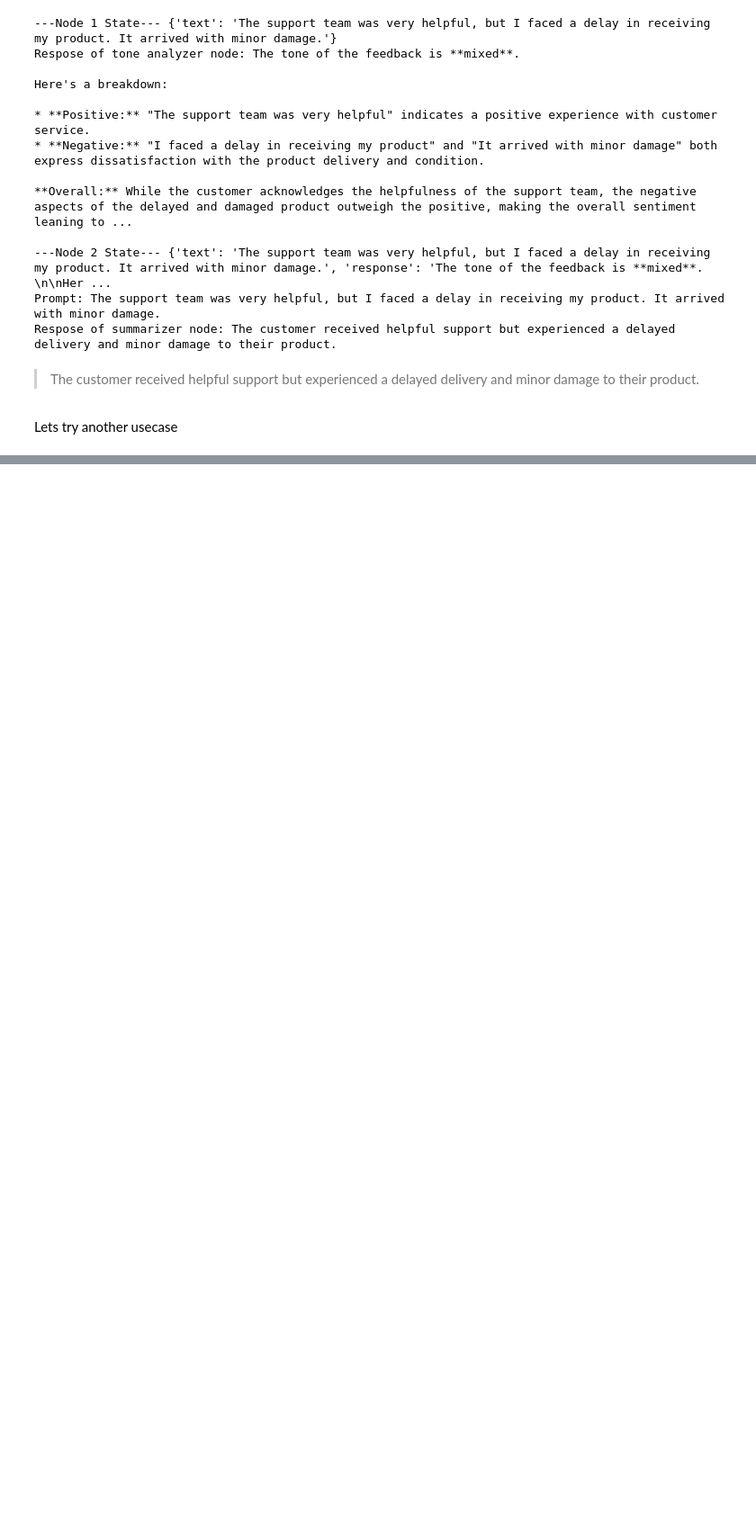
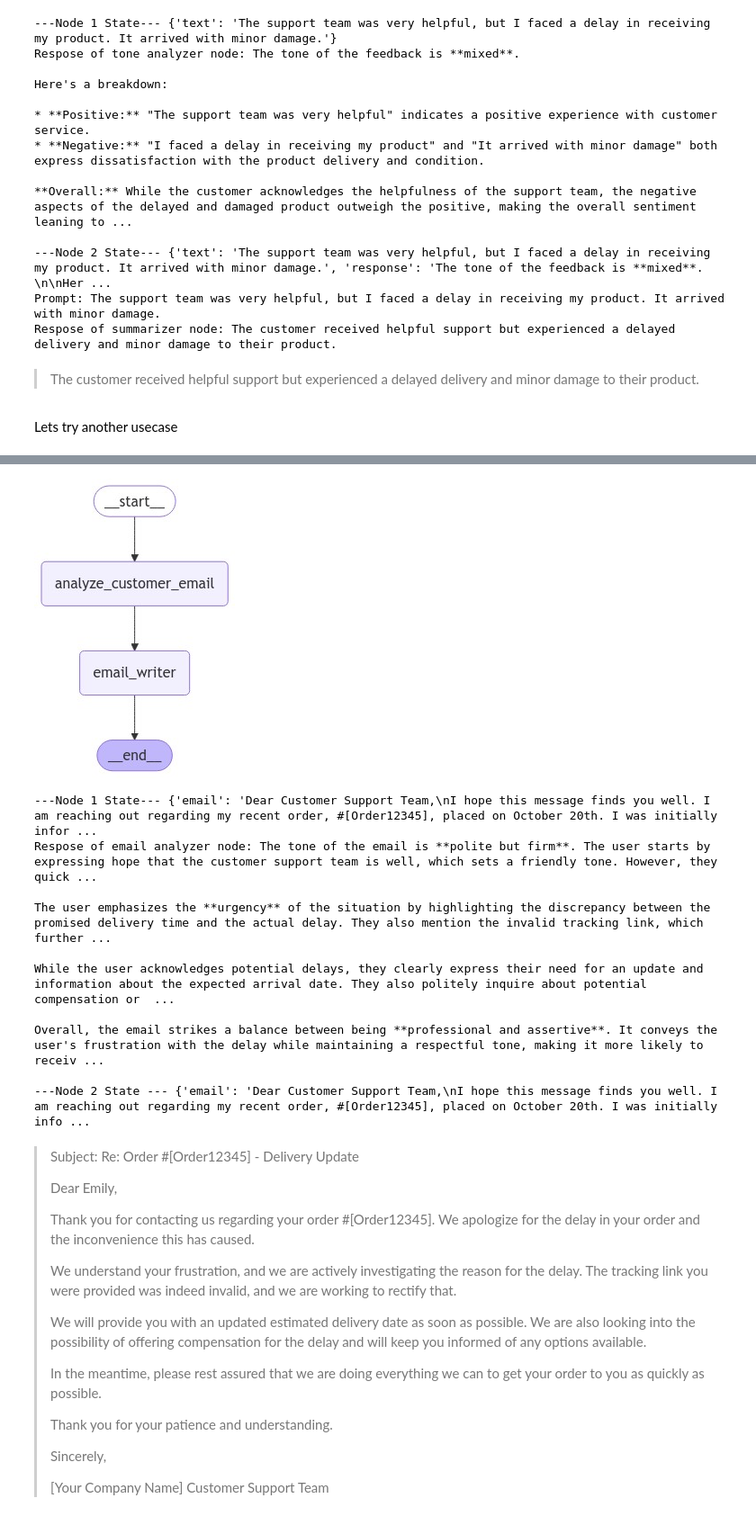
Before and after one commit to mmaazkhanhere/genai-learning-repo, a Jupyter notebook: langchain/langgraph.ipynb, the cells around one changed output, grey strips where cells are left out. Shown at 90% size. Cells and saved outputs as stored; diff of their text form; code cells hidden in the pictures; blank space fills up the shorter version.

```diff
--- a/langchain/langgraph.ipynb
+++ b/langchain/langgraph.ipynb
@@ -349,3 +362,76 @@ The [Company Name] Customer Support Team
 > Sincerely,
 >
 > The [Company Name] Customer Support Team
+# %%
+class State(TypedDict):
+    email: str
+    response: str
+
+def analyze_customer_email(state: State)->State:
+  print("---Node 1 State---", state)
+  email = state["email"]
+  prompt: str = f"Analyze the tone and the urgence of the user email {email}"
+  ai_response: AIMessage = llm.invoke(prompt)
+  print(f"Respose of email analyzer node: {ai_response.content}")
+  return {"email": email, "response": ai_response.content}
+
+
+def email_writer(state: State)->State:
+  print("---Node 2 State ---", state)
+  email = state["email"]
+  prompt: str = f"Based on the tone and urgence of the user email {email}, write a response email"
+  ai_response: AIMessage = llm.invoke(prompt)
+  return {"email": email, "response": ai_response.content}
+
+builder: StateGraph = StateGraph(state_schema=State)
+
+builder.add_node("analyze_customer_email", analyze_customer_email)
+builder.add_node("email_writer", email_writer)
+
+builder.add_edge(START, "analyze_customer_email")
+builder.add_edge("analyze_customer_email", "email_writer")
+builder.add_edge("email_writer", END)
+
+graph: CompiledStateGraph = builder.compile()
+display(Image(graph.get_graph().draw_mermaid_png()))
+
+user_email = """Dear Customer Support Team,
+I hope this message finds you well. I am reaching out regarding my recent order, #[Order12345], placed on October 20th. I was initially informed that it would arrive within 5-7 business days, but it has now been over two weeks with no updates on the delivery status.
+Additionally, when I attempted to track the package, I found that the tracking link provided was invalid. I understand there may be delays, but I would appreciate it if you could provide an update on the expected arrival date.
+If possible, please advise if there’s anything further I need to do on my end. I would also appreciate information on any potential compensation or discounts for the delay.
+Thank you very much for your assistance, and I look forward to hearing back soon.
+Best regards,
+Emily Thompson
+"""
+result = graph.invoke({"email": user_email})
+
+to_markdown(result['response'])
+# %% [output]
+[figure, added]
+---Node 1 State--- {'email': 'Dear Customer Support Team,\nI hope this message finds you well. I am reaching out regarding my recent order, #[Order12345], placed on October 20th. I was initially infor ...
+Respose of email analyzer node: The tone of the email is **polite but firm**. The user starts by expressing hope that the customer support team is well, which sets a friendly tone. However, they quick ...
+
+The user emphasizes the **urgency** of the situation by highlighting the discrepancy between the promised delivery time and the actual delay. They also mention the invalid tracking link, which further ...
+
+While the user acknowledges potential delays, they clearly express their need for an update and information about the expected arrival date. They also politely inquire about potential compensation or  ...
+
+Overall, the email strikes a balance between being **professional and assertive**. It conveys the user's frustration with the delay while maintaining a respectful tone, making it more likely to receiv ...
+
+---Node 2 State --- {'email': 'Dear Customer Support Team,\nI hope this message finds you well. I am reaching out regarding my recent order, #[Order12345], placed on October 20th. I was initially info ...
+> Subject: Re: Order #[Order12345] - Delivery Update
+>
+> Dear Emily,
+>
+> Thank you for contacting us regarding your order #[Order12345]. We apologize for the delay in your order and the inconvenience this has caused.
+>
+> We understand your frustration, and we are actively investigating the reason for the delay. The tracking link you were provided was indeed invalid, and we are working to rectify that.
+>
+> We will provide you with an updated estimated delivery date as soon as possible. We are also looking into the possibility of offering compensation for the delay and will keep you informed of any options available.
+>
+> In the meantime, please rest assured that we are doing everything we can to get your order to you as quickly as possible.
+>
+> Thank you for your patience and understanding.
+>
+> Sincerely,
+>
+> [Your Company Name] Customer Support Team
```
Also changed, not shown: parts of 30 cells of this notebook.
